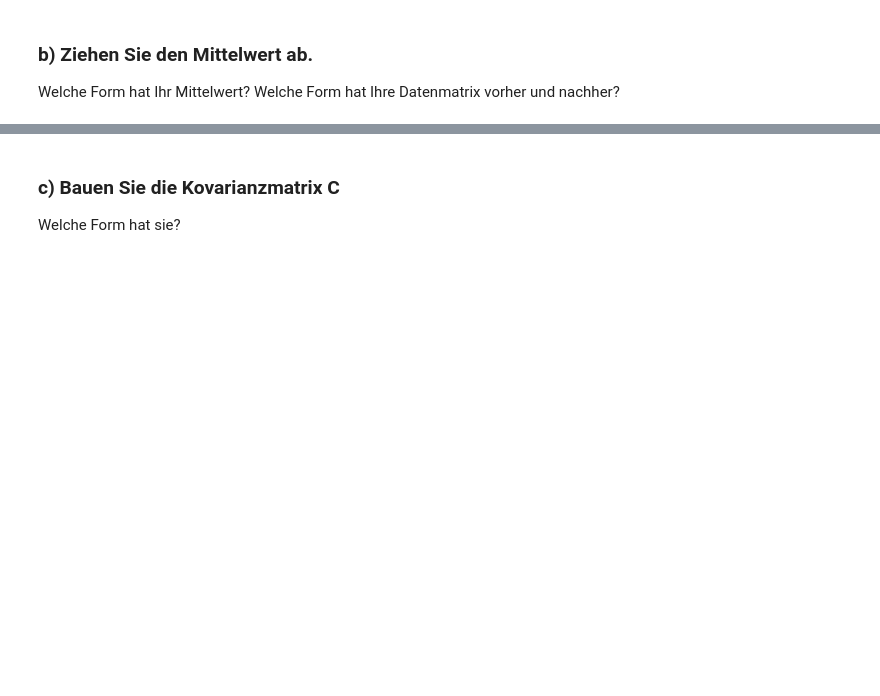
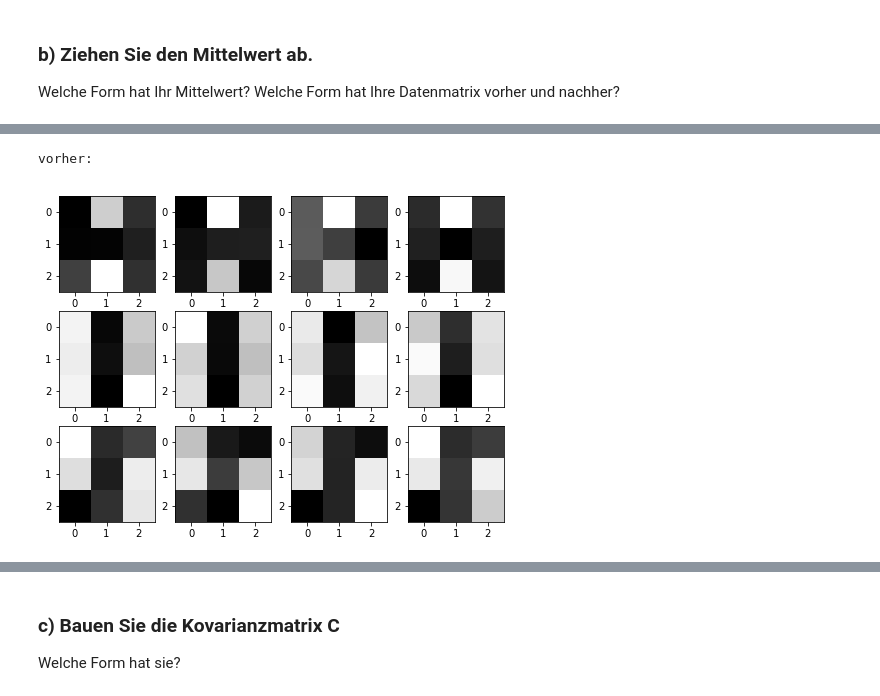
Before and after one commit to HilfenAtUni/inf4151, a Jupyter notebook: ubung/A02/A02_Aufgaben.ipynb, the cells around one changed output, grey strips where cells are left out. Saved outputs shown, nothing was run; the diff lists cells and outputs as text; code cells hidden in the pictures; blank space fills up the shorter version.

```diff
--- a/ubung/A02/A02_Aufgaben.ipynb
+++ b/ubung/A02/A02_Aufgaben.ipynb
@@ -84,0 +139,6 @@ Welche Form hat Ihre Datenmatrix vorher und nachher?
+# %%
+print('vorher:')
+show_images(v)
+# %% [output]
+vorher:
+[figure, added]
```
Also changed, not shown: parts of 21 cells of this notebook, 11 other files.
